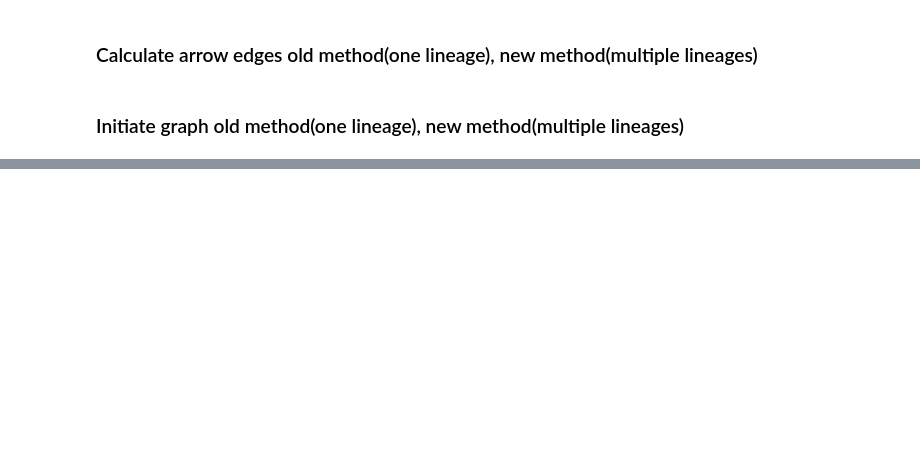
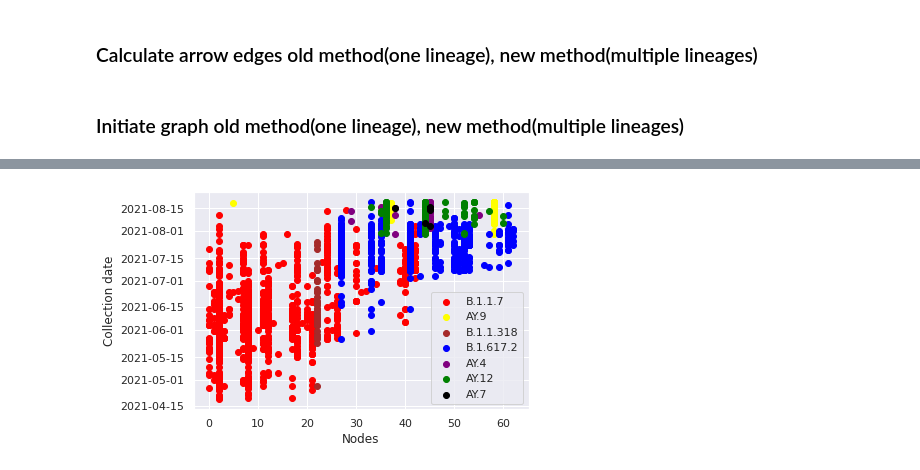
Before and after one commit to BiodataAnalysisGroup/BEEMUS, a Jupyter notebook: graph-analysis.ipynb, the cells around one changed output, grey strips where cells are left out. Drawn from its saved outputs; the diff is of its cells as text; code cells hidden in the pictures; blank space fills up the shorter version.

Commit message:
Groups vs date graph and minors.

```diff
--- a/graph-analysis.ipynb
+++ b/graph-analysis.ipynb
@@ -565,0 +544,12 @@ net.show('example6.html')
+# %%
+centrality = nx.algorithms.centrality.degree_centrality(G)
+betweenness_centrality = nx.algorithms.centrality.betweenness_centrality(G)
+load_centrality =  nx.algorithms.centrality.load_centrality(G)
+
+list_of_nodes = list(G.nodes())
+
+paths = []
+for node in list_of_nodes:
+    temp = copy.deepcopy(list_of_nodes)
+    temp.pop(temp.index(node))
+    paths.extend(list(nx.algorithms.simple_paths.all_simple_paths(G, source = node, target = temp)))
@@ -565,0 +630,42 @@ net.show('example6.html')
+# %%
+df['collection date']
+nodes
+x = []
+y = []
+lin = []
+cdict = {'B.1.1.7' : 'red',
+         'B.1.617.2' : 'blue',
+         'AY.12' : 'green',
+         'AY.9' : 'yellow',
+         'AY.4' : 'purple',
+         'B.1.1.318': 'brown',
+         'AY.7' : 'black'}
+for i in nodes.index:
+    for j, val in nodes.loc[i, 'samples'].items():
+        length = len(val)
+        lin = extend_list(lin, [j] * length)
+        x = extend_list(x, [i] * length)
+        y = extend_list(y, df.loc[val, 'collection date'].tolist())
+
+y = [np.nan if d == 'not provided' else d for d in y]
+dates = pd.DataFrame.from_records(zip(y, x, lin), columns = ['dates', 'nodes', 'lineage'])
+dates.dropna(how = 'any')
+dates['dates'] =  pd.to_datetime(dates['dates'])
+
+
+
+fig, ax = plt.subplots()
+for lineage in dates['lineage'].unique():
+    x = dates.loc[dates['lineage'] == lineage, 'nodes']
+    y = dates.loc[dates['lineage'] == lineage, 'dates']
+
+    ax.scatter(x, y, c=cdict[lineage], label=lineage)
+
+ax.set_ylabel('Collection date')
+ax.set_xlabel('Nodes')
+ax.legend()
+ax.grid(True)
+
+plt.show()
+# %% [output]
+[figure, added]
```
Also changed, not shown: parts of 8 cells of this notebook, 1 other file.
